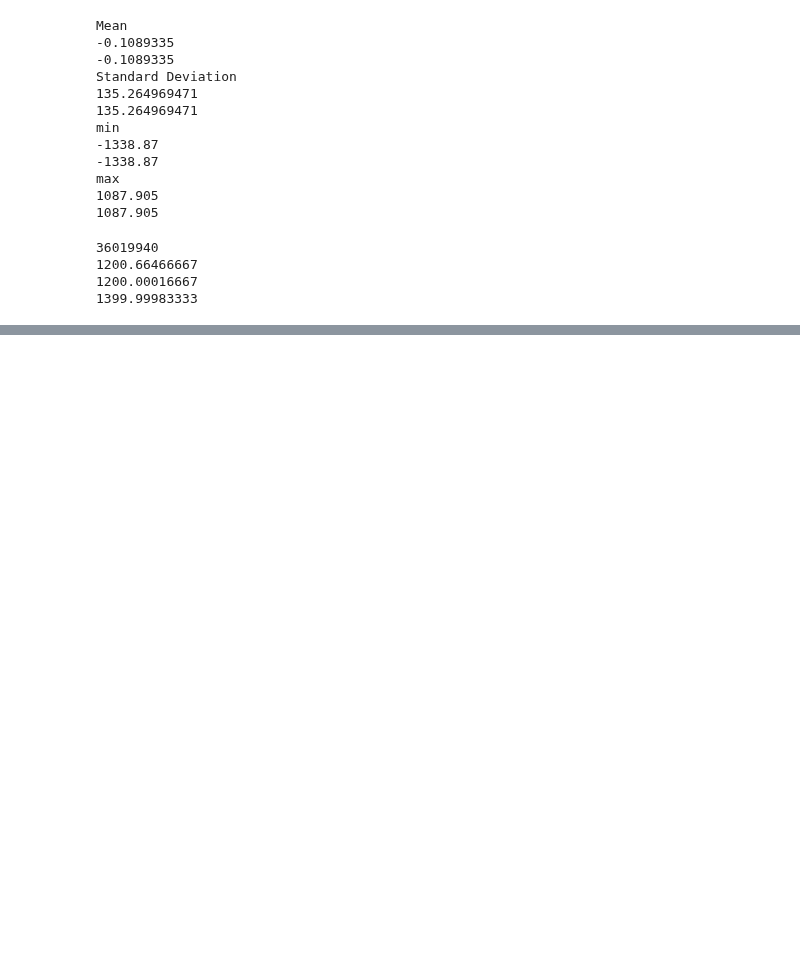
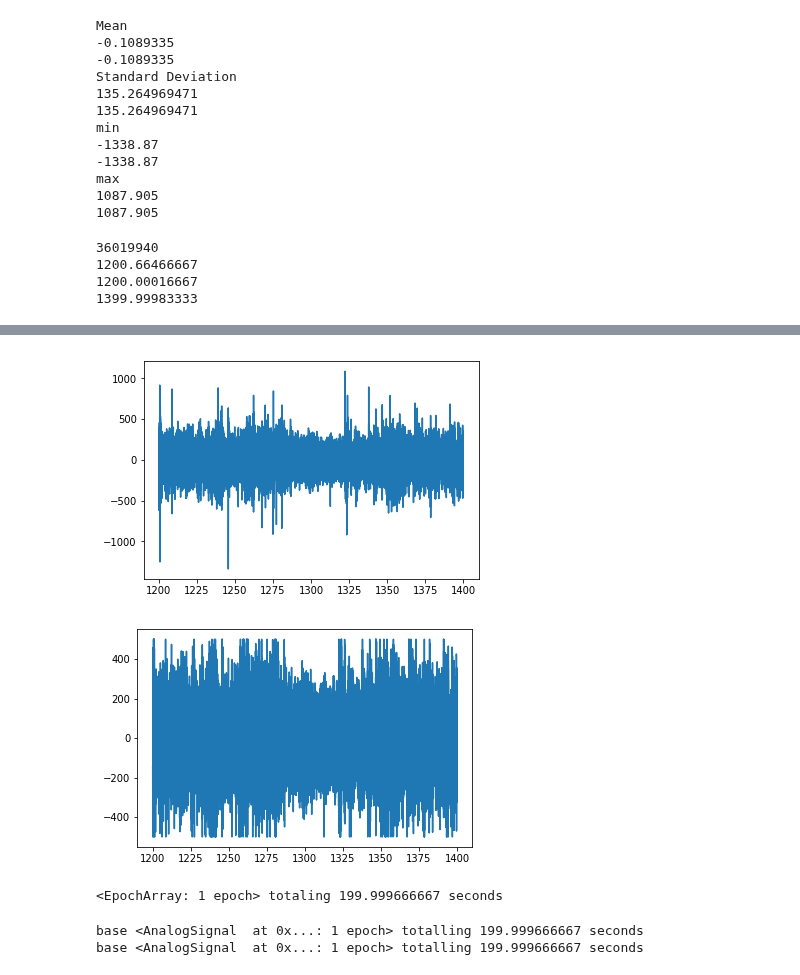
Before and after one commit to nelpy/nelpy, a Jupyter notebook: examples/Playground-SD.ipynb, the cells around one changed output, grey strips where cells are left out. Drawn from its saved outputs; the diff is of its cells as text; code cells hidden in the pictures; blank space fills up the shorter version.

```diff
--- a/examples/Playground-SD.ipynb
+++ b/examples/Playground-SD.ipynb
@@ -138,3 +142,22 @@ for cows in my_lfp2:
 0.0670739056813
 0.143568797039
 0.143568797039
+# %%
+fakexdata = 3000*1200 + np.arange(0,len(lfp))
+my_lfp1234 = AnalogSignal(lfp, xdata=fakexdata, fs=3000)
+plt.plot(my_lfp1234.time, my_lfp1234.ydata)
+plt.show()
+plt.plot(my_lfp1234.clip(-500,500).time, my_lfp1234.clip(-500,500).ydata)
+plt.show()
+my_lfp1234.support
+# %% [output]
+[figure, added]
+[figure, added]
+<EpochArray: 1 epoch> totaling 199.999666667 seconds
+# %%
+my_lfpCOPY = my_lfp1234.copy()
+print(my_lfpCOPY)
+print(my_lfp1234)
+# %% [output]
+base <AnalogSignal  at 0x...: 1 epoch> totalling 199.999666667 seconds
+base <AnalogSignal  at 0x...: 1 epoch> totalling 199.999666667 seconds
```
Also changed, not shown: parts of 5 cells of this notebook, 1 other file.
